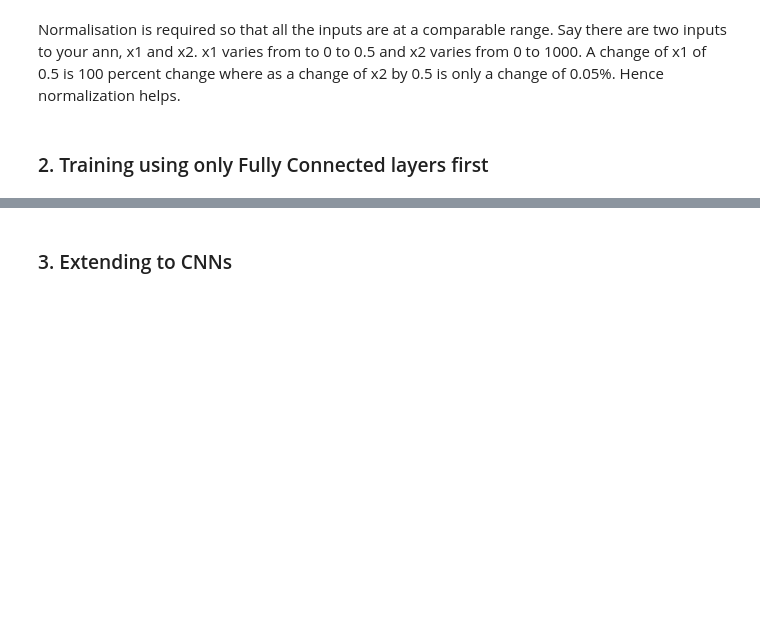
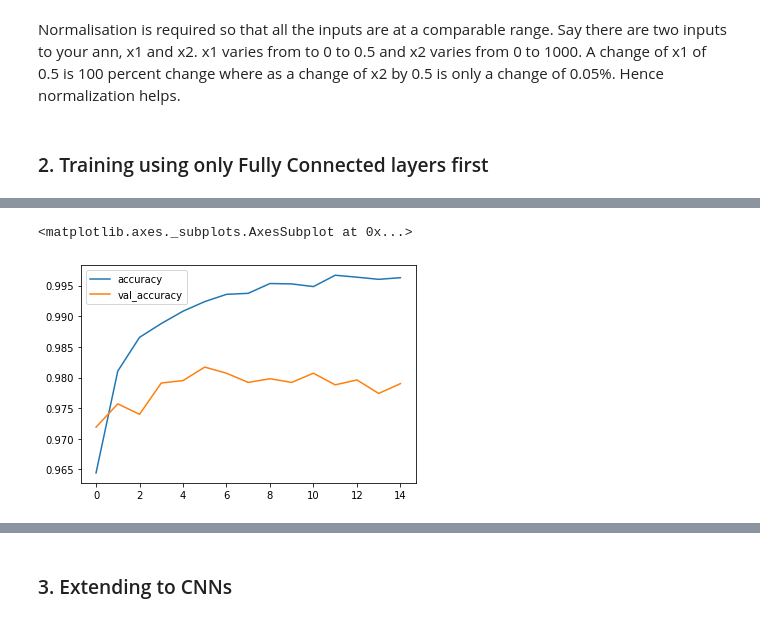
Before and after one commit to fabiodemo/Deep-Learning-CV-CNN-TL, a Jupyter notebook: cnn_implementation.ipynb, the cells around one changed output, grey strips where cells are left out. Drawn from its saved outputs; the diff is of its cells as text; code cells hidden in the pictures; blank space fills up the shorter version.

```diff
--- a/cnn_implementation.ipynb
+++ b/cnn_implementation.ipynb
@@ -124,0 +240,12 @@ Say there are two inputs to your ann, x1 and x2. x1 varies from to 0 to 0.5 and
+# %%
+x_mean = X_train.mean()
+x_std = X_train.std()
+X_train_norm = (X_train - x_mean)/ x_std
+# %%
+X_test_norm = (X_test-x_mean)/x_std
+# %%
+hist = model.fit(X_train_norm,
+                 y_train,
+                 validation_data=(X_test_norm, y_test),
+                 epochs=15
+                 )
@@ -124,0 +270,6 @@ Say there are two inputs to your ann, x1 and x2. x1 varies from to 0 to 0.5 and
+# %%
+df = pd.DataFrame(hist.history)
+df[['accuracy', 'val_accuracy']].plot()
+# %% [output]
+<matplotlib.axes._subplots.AxesSubplot at 0x...>
+[figure, added]
```
Also changed, not shown: parts of 14 cells of this notebook.
